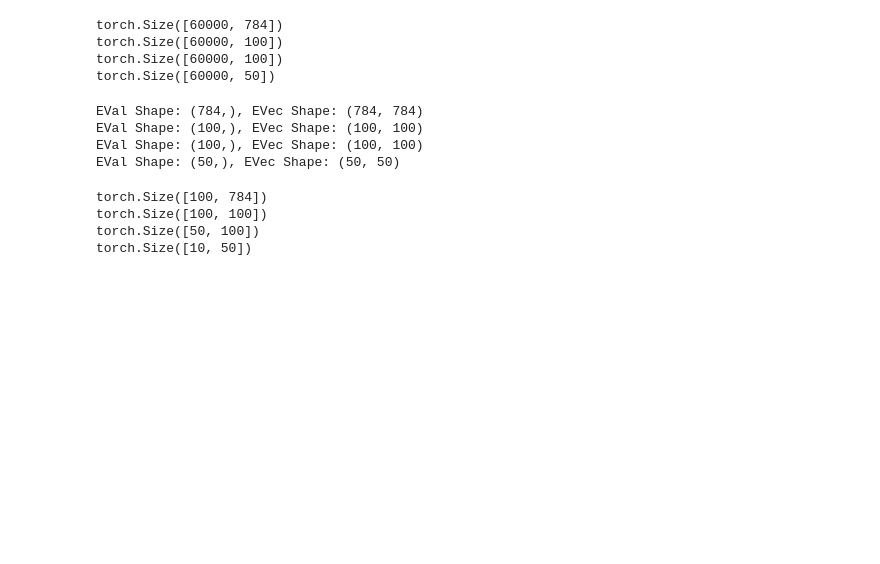
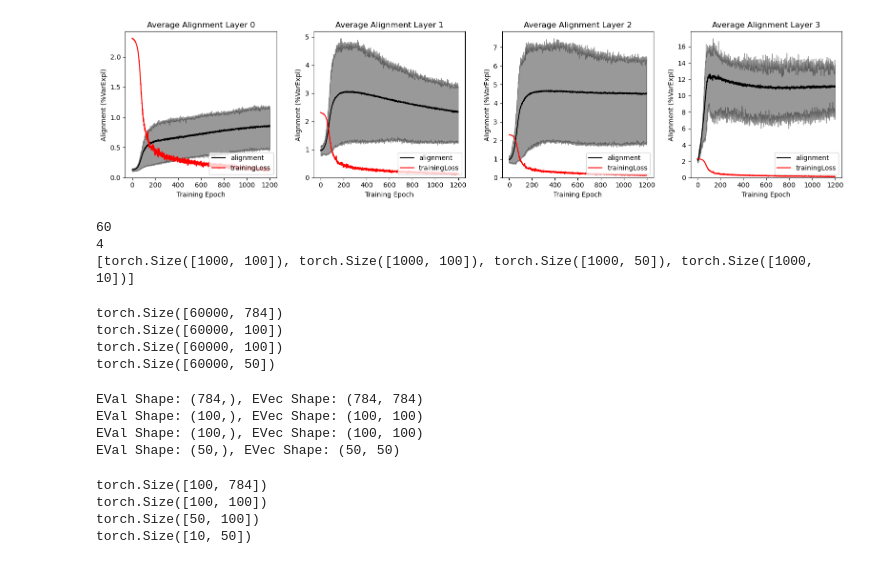
Before and after one commit to landoskape/networkAlignmentAnalysis, a Jupyter notebook: deepnets/testNetworks.ipynb, the cells around one changed output. Drawn from its saved outputs; the diff is of its cells as text; code cells hidden in the pictures; blank space fills up the shorter version.

```diff
--- a/deepnets/testNetworks.ipynb
+++ b/deepnets/testNetworks.ipynb
@@ -194,3 +178,30 @@ Training process has finished in 125.998 seconds.
+# %%
+totalEpochs = iterations * len(trainloader)
+
+qRange = (0.3, 0.7)
+fig, ax = plt.subplots(1,net.numLayers, figsize=(16,4))
+for layer in range(net.numLayers):
+    # get upper and lower quantile of alignment for each layer
+    uq = torch.quantile(alignLayer[layer],q=qRange[1],dim=0)
+    lq = torch.quantile(alignLayer[layer],q=qRange[0],dim=0)
+
+    # plot average alignment for each layer (scale to % of variance)
+    ax[layer].plot(range(totalEpochs), 100*alignMean[layer], color='k', linewidth=1.5, label='alignment')
+
+    # plot quantile range of alignment for each layer (scale to % of variance)
+    ax[layer].fill_between(range(totalEpochs), 100*uq, 100*lq, color='k', alpha=0.4)
+
+    ax[layer].plot(range(totalEpochs), trackLoss, color='r', linewidth=1.5, label='trainingLoss')
+
+    ax[layer].set_ylim(0)
+    ax[layer].set_xlabel('Training Epoch')
+    ax[layer].set_ylabel('Alignment (%VarExpl)')
+    ax[layer].set_title(f'Average Alignment Layer {layer}')
+    ax[layer].legend(loc='lower right')
+
+plt.tight_layout()
+# %% [output]
+[figure, added]
 # %%
 # Measure Activations (without dropout) for all images
 storeDropout = net.getDropout()
@@ -201,7 +212,16 @@ for images, label in tqdm(trainloader):
     allimages.append(images)
     images = images.to(DEVICE)
     label = label.to(DEVICE)
+    # this is a huge list of the activations across all layers for each image in the data
     activations.append(net.getActivations(images))
 net.setDropout(storeDropout)
+
+print(len(activations)) # number of batches in trainLoader
+print(len(activations[0])) # number of layers in network
+print([a.shape for a in activations[0]]) # (batchSize x nodesPerLayer) for each layer
+# %% [output]
+60
+4
+[torch.Size([1000, 100]), torch.Size([1000, 100]), torch.Size([1000, 50]), torch.Size([1000, 10])]
 # %%
 # Consolidate variable structure
```
Also changed, not shown: parts of 8 cells of this notebook, 8 other files.
